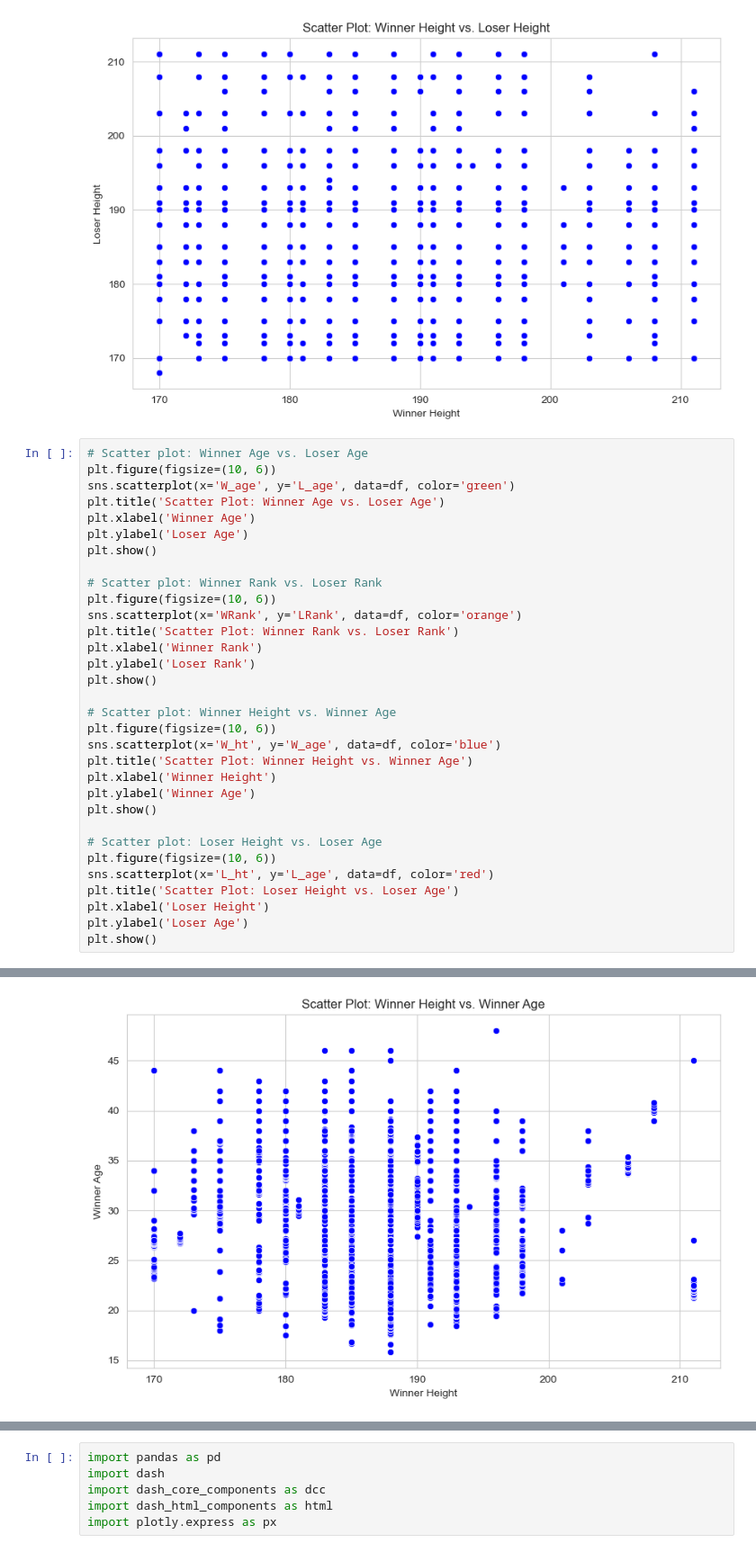
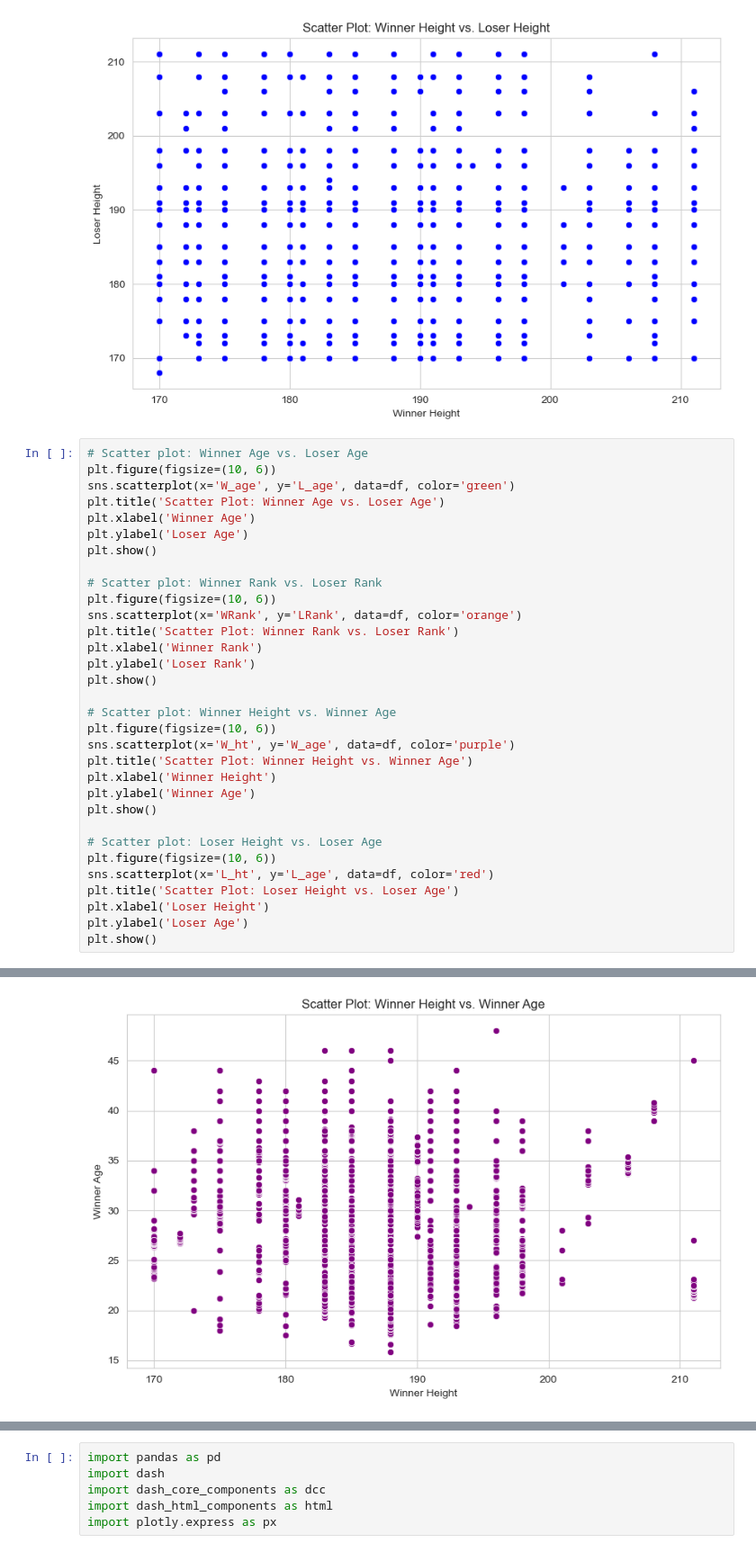
Before and after one commit to Farnaaaz/TenniMatchPrediction, a Jupyter notebook: Cleaned and Compiled Data from 3 dataframes.ipynb, the cells around one changed output, grey strips where cells are left out. Shown at 90% size. Drawn from its saved outputs; the diff is of its cells as text.

```diff
--- a/Cleaned and Compiled Data from 3 dataframes.ipynb
+++ b/Cleaned and Compiled Data from 3 dataframes.ipynb
@@ -1074,33 +1037,33 @@ sns.scatterplot(x='W_age', y='L_age', data=df, color='green')
 plt.title('Scatter Plot: Winner Age vs. Loser Age')
 plt.xlabel('Winner Age')
 plt.ylabel('Loser Age')
 plt.show()
 
 # Scatter plot: Winner Rank vs. Loser Rank
 plt.figure(figsize=(10, 6))
 sns.scatterplot(x='WRank', y='LRank', data=df, color='orange')
 plt.title('Scatter Plot: Winner Rank vs. Loser Rank')
 plt.xlabel('Winner Rank')
 plt.ylabel('Loser Rank')
 plt.show()
 
 # Scatter plot: Winner Height vs. Winner Age
 plt.figure(figsize=(10, 6))
-sns.scatterplot(x='W_ht', y='W_age', data=df, color='blue')
+sns.scatterplot(x='W_ht', y='W_age', data=df, color='purple')
 plt.title('Scatter Plot: Winner Height vs. Winner Age')
 plt.xlabel('Winner Height')
 plt.ylabel('Winner Age')
 plt.show()
 
 # Scatter plot: Loser Height vs. Loser Age
 plt.figure(figsize=(10, 6))
 sns.scatterplot(x='L_ht', y='L_age', data=df, color='red')
 plt.title('Scatter Plot: Loser Height vs. Loser Age')
 plt.xlabel('Loser Height')
 plt.ylabel('Loser Age')
 plt.show()
 # %% [output]
 [figure]
 [figure]
-[figure, old version]
+[figure, new version]
 [figure]
```
Also changed, not shown: parts of 5 cells of this notebook.
